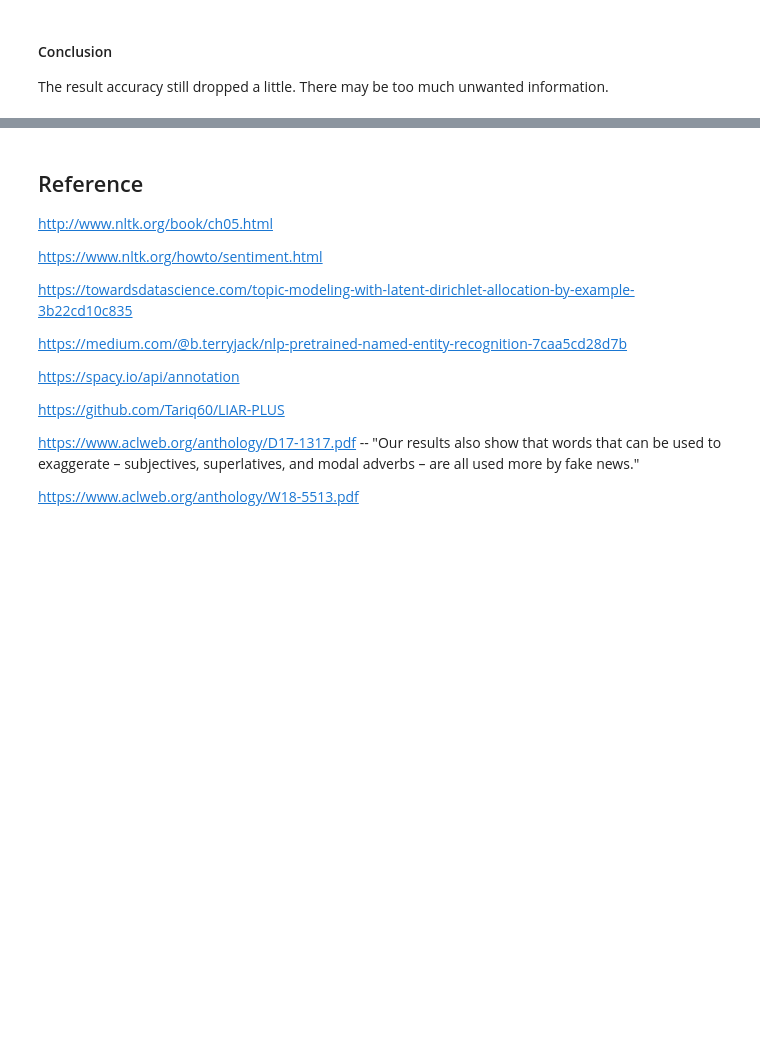
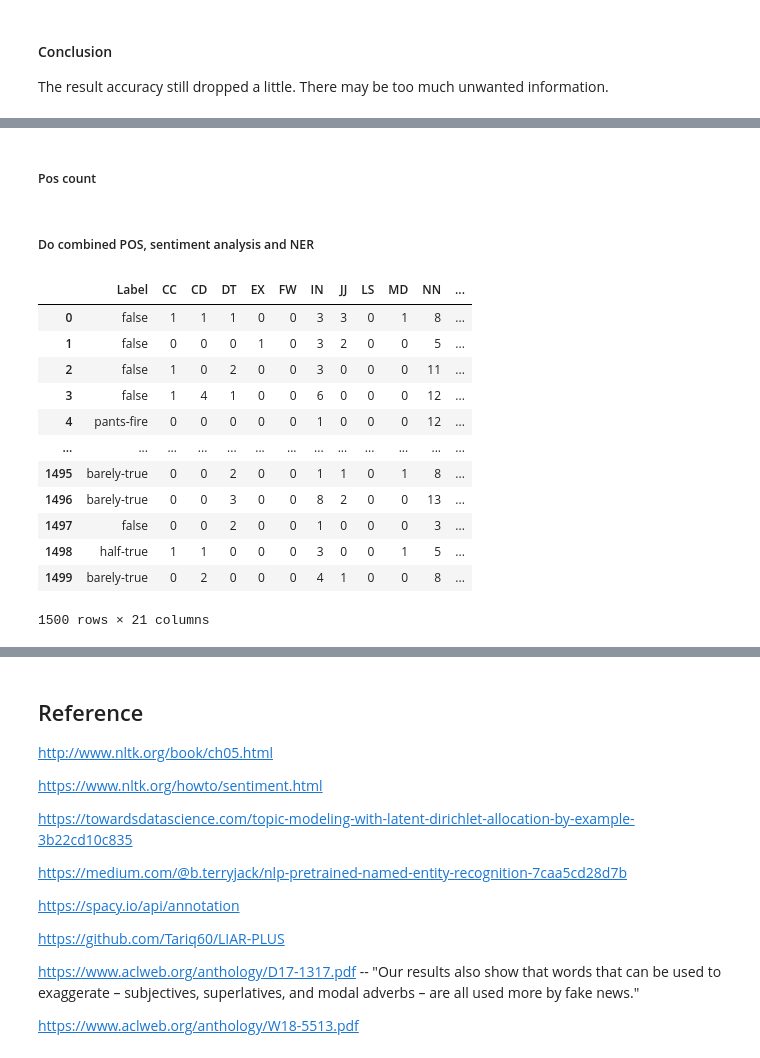
Before and after one commit to Wayne122/CMPE257, a Jupyter notebook: Alternus_Vera.ipynb, the cells around one changed output, grey strips where cells are left out. Drawn from its saved outputs; the diff is of its cells as text; code cells hidden in the pictures; blank space fills up the shorter version.

```diff
--- a/Alternus_Vera.ipynb
+++ b/Alternus_Vera.ipynb
@@ -4898,0 +4926,2 @@ The result accuracy still dropped a little. There may be too much unwanted infor
+# %%
+news_df = pd.read_csv('NEWS.csv', index_col=0)
@@ -4898,0 +4956,6 @@ The result accuracy still dropped a little. There may be too much unwanted infor
+# %%
+test_postags = []
+for i, c in enumerate(news_df['Statement']):
+    test_postags.append(nltk.pos_tag(nltk.word_tokenize(c)))
+    if i < 5:
+        print(test_postags[-1])
@@ -4898,0 +4968,2 @@ The result accuracy still dropped a little. There may be too much unwanted infor
+# %% [markdown]
+##### Pos count
@@ -4898,0 +5028,2 @@ The result accuracy still dropped a little. There may be too much unwanted infor
+# %% [markdown]
+##### Do combined POS, sentiment analysis and NER
@@ -4898,0 +5077,40 @@ The result accuracy still dropped a little. There may be too much unwanted infor
+# %%
+#test_df_prepro = pd.get_dummies(test_df[1], columns=1)
+test_df_prepro = news_df.loc[:, ['Label']]
+# %%
+test_df_prepro['CC'] = ccl
+test_df_prepro['CD'] = cdl
+test_df_prepro['DT'] = dtl
+test_df_prepro['EX'] = exl
+test_df_prepro['FW'] = fwl
+test_df_prepro['IN'] = inl
+test_df_prepro['JJ'] = jjl
+test_df_prepro['LS'] = lsl
+test_df_prepro['MD'] = mdl
+test_df_prepro['NN'] = nnl
+test_df_prepro['PDT'] = pdtl
+test_df_prepro['POS'] = posl
+test_df_prepro['PRP'] = prpl
+test_df_prepro['RB'] = rbl
+test_df_prepro['RP'] = rpl
+test_df_prepro['SYM'] = syml
+test_df_prepro['TO'] = tol
+test_df_prepro['UH'] = uhl
+test_df_prepro['VB'] = vbl
+test_df_prepro['WH'] = whl
+
+test_df_prepro
+# %% [output]
+|  | Label | CC | CD | DT | EX | FW | IN | JJ | LS | MD | NN | ... |
+| 0 | false | 1 | 1 | 1 | 0 | 0 | 3 | 3 | 0 | 1 | 8 | ... |
+| 1 | false | 0 | 0 | 0 | 1 | 0 | 3 | 2 | 0 | 0 | 5 | ... |
+| 2 | false | 1 | 0 | 2 | 0 | 0 | 3 | 0 | 0 | 0 | 11 | ... |
+| 3 | false | 1 | 4 | 1 | 0 | 0 | 6 | 0 | 0 | 0 | 12 | ... |
+| 4 | pants-fire | 0 | 0 | 0 | 0 | 0 | 1 | 0 | 0 | 0 | 12 | ... |
+| ... | ... | ... | ... | ... | ... | ... | ... | ... | ... | ... | ... | ... |
+| 1495 | barely-true | 0 | 0 | 2 | 0 | 0 | 1 | 1 | 0 | 1 | 8 | ... |
+| 1496 | barely-true | 0 | 0 | 3 | 0 | 0 | 8 | 2 | 0 | 0 | 13 | ... |
+| 1497 | false | 0 | 0 | 2 | 0 | 0 | 1 | 0 | 0 | 0 | 3 | ... |
+| 1498 | half-true | 1 | 1 | 0 | 0 | 0 | 3 | 0 | 0 | 1 | 5 | ... |
+| 1499 | barely-true | 0 | 2 | 0 | 0 | 0 | 4 | 1 | 0 | 0 | 8 | ... |
+1500 rows × 21 columns
```
Also changed, not shown: parts of 27 cells of this notebook.
